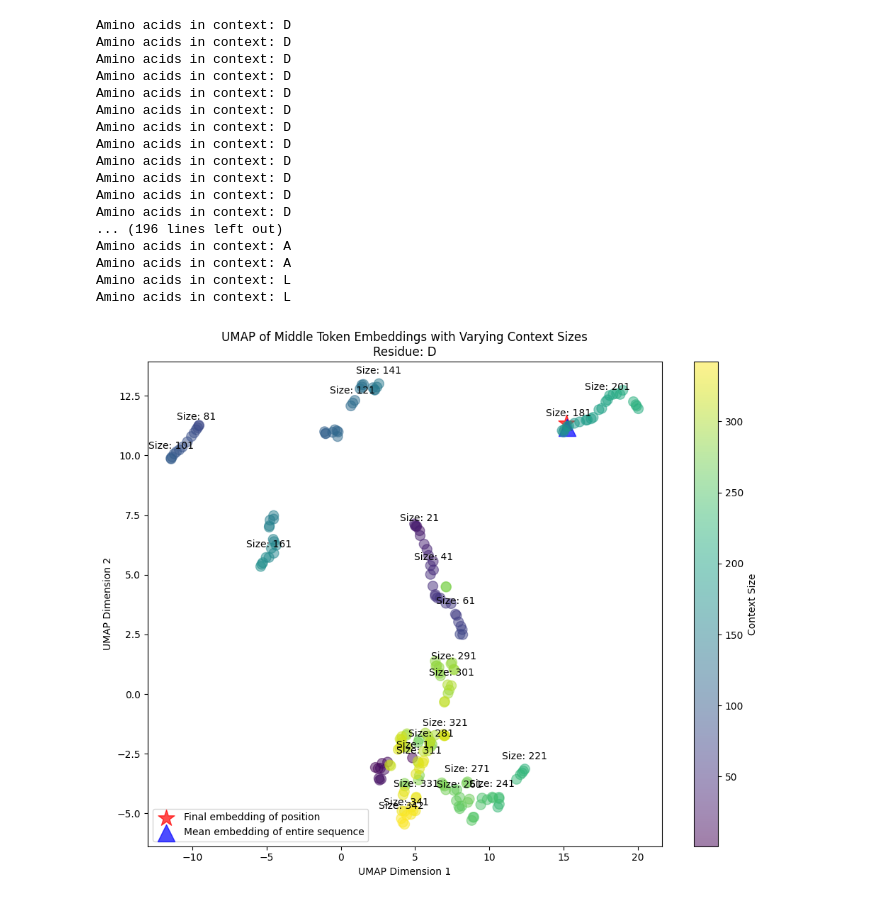
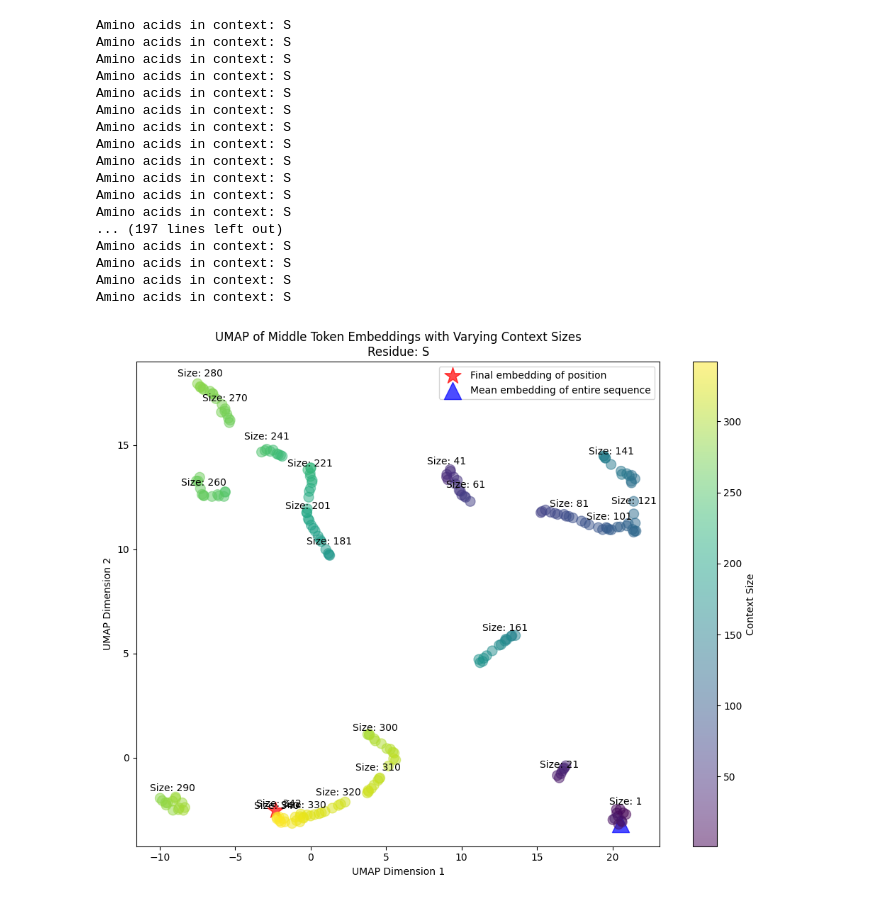
Before and after one commit to PyEED/TEM-lactamase, a Jupyter notebook: scr/analysis/embedding_analysis_single_context_expansion.ipynb, the cells around one changed output. Drawn from its saved outputs; the diff is of its cells as text; code cells hidden in the pictures.

```diff
--- a/scr/analysis/embedding_analysis_single_context_expansion.ipynb
+++ b/scr/analysis/embedding_analysis_single_context_expansion.ipynb
@@ -77,6 +81,6 @@ model_name = "esmc_600m"
 embeddings_all_sequences_last_layer = np.array([calculate_single_sequence_embedding_last_hidden_state(sequence, model_name=model_name)][0])
 embeddings_all_sequences_first_layer = np.array([calculate_single_sequence_embedding_first_layer(sequence, model_name=model_name)][0])
 # %%
-special_context_position = 211
+special_context_position = 129
 print(sequence[special_context_position])
 # %% [output]
@@ -91,6 +95,7 @@ D
 context_sequences = []
 embeddings_last_layer = []
 embeddings_first_layer = []
+special_postion = []
 
 # Start with just the single amino acid at the special position
 left_idx = right_idx = special_context_position
@@ -101,7 +106,13 @@ max_iterations = len(sequence)
 for i in range(max_iterations):
     # Extract the current context sequence
     context_seq = sequence[left_idx:right_idx+1]
+
+    # special positon is the index of the special positon but in the new context sequence which could be different
+    # because we are expanding the context to the left and right
+    special_postion.append(special_context_position-left_idx)
+
     context_sequences.append(context_seq)
+    print(context_seq[special_postion[-1]])
 
     # Calculate embeddings for this context
     last_layer_embedding = calculate_single_sequence_embedding_last_hidden_state(context_seq, model_name=model_name)
@@ -148,7 +159,6 @@ Generated 212 context sequences from size 1 to 342
 # plot the middle token of the list in a umap plot
 # because of the expansion to the right and left the middle token will change but will be the same residue
 # so you can see how the context influences the embedding
-
 import umap
 import matplotlib.pyplot as plt
 from sklearn.preprocessing import StandardScaler
@@ -157,7 +167,7 @@ from sklearn.preprocessing import StandardScaler
 middle_token_embeddings_last_layer = []
 for i, embedding in enumerate(embeddings_last_layer):
     # Calculate the middle position in the current context
-    middle_pos = len(context_sequences[i]) // 2
+    middle_pos = special_postion[i]
     print(f"Amino acids in context: {context_sequences[i][middle_pos]}")
     # Extract the embedding for the middle token
     middle_token_embeddings_last_layer.append(embedding[middle_pos])
@@ -179,53 +189,55 @@ umap_embeddings = reducer.fit_transform(scaled_embeddings)
 # Create a colormap based on context size
 context_sizes = [len(seq) for seq in context_sequences]
 norm = plt.Normalize(min(context_sizes), max(context_sizes))
 cmap = plt.cm.viridis
 
 final_embedding_of_position = embeddings_all_sequences_last_layer[special_context_position]
-umap_embeddings_single_position_final = reducer.transform(final_embedding_of_position.reshape(1, -1))
+final_embedding_of_position_standard_scaler = scaler.transform(final_embedding_of_position.reshape(1, -1))
+umap_embeddings_single_position_final = reducer.transform(final_embedding_of_position_standard_scaler.reshape(1, -1))
 plt.scatter(umap_embeddings_single_position_final[0, 0], umap_embeddings_single_position_final[0, 1], color='red', s=300, alpha=0.7, label='Final embedding of position', marker='*')
 
 # mean of final embedding of entire sequence
 mean_embedding_of_entire_sequence = np.mean(embeddings_all_sequences_last_layer, axis=0)
-umap_embeddings_mean_of_entire_sequence = reducer.transform(mean_embedding_of_entire_sequence.reshape(1, -1))
+mean_embedding_of_entire_sequence_standard_scaler = scaler.transform(mean_embedding_of_entire_sequence.reshape(1, -1))
+umap_embeddings_mean_of_entire_sequence = reducer.transform(mean_embedding_of_entire_sequence_standard_scaler.reshape(1, -1))
 plt.scatter(umap_embeddings_mean_of_entire_sequence[0, 0], umap_embeddings_mean_of_entire_sequence[0, 1], color='blue', s=300, alpha=0.7, label='Mean embedding of entire sequence',  marker='^')
 
 # Plot the UMAP projection
 scatter = plt.scatter(umap_embeddings[:, 0], umap_embeddings[:, 1],
                      c=context_sizes, cmap=cmap, s=100, alpha=0.5)
 plt.colorbar(scatter, label='Context Size')
 plt.title(f'UMAP of Middle Token Embeddings with Varying Context Sizes\nResidue: {sequence[special_context_position]}')
 plt.xlabel('UMAP Dimension 1')
 plt.ylabel('UMAP Dimension 2')
 
 # Add annotations for selected points
 for i, (x, y) in enumerate(umap_embeddings):
     if i % 10 == 0 or i == len(umap_embeddings) - 1:  # Annotate every 5th point and the last one
         plt.annotate(f'Size: {context_sizes[i]}', (x, y),
                     textcoords="offset points", xytext=(0,10), ha='center')
 
 plt.tight_layout()
 plt.legend()
 plt.show()
 # %% [output]
-Amino acids in context: D
-Amino acids in context: D
-Amino acids in context: D
-Amino acids in context: D
-Amino acids in context: D
-Amino acids in context: D
-Amino acids in context: D
-Amino acids in context: D
-Amino acids in context: D
-Amino acids in context: D
-Amino acids in context: D
-Amino acids in context: D
-... (196 lines left out)
-Amino acids in context: A
-Amino acids in context: A
-Amino acids in context: L
-Amino acids in context: L
+Amino acids in context: S
+Amino acids in context: S
+Amino acids in context: S
+Amino acids in context: S
+Amino acids in context: S
+Amino acids in context: S
+Amino acids in context: S
+Amino acids in context: S
+Amino acids in context: S
+Amino acids in context: S
+Amino acids in context: S
+Amino acids in context: S
+... (197 lines left out)
+Amino acids in context: S
+Amino acids in context: S
+Amino acids in context: S
+Amino acids in context: S
-[figure, old version]
+[figure, new version]
 # %%
 # Perform PCA analysis on the original embeddings (not UMAP-transformed)
 from sklearn.decomposition import PCA
```
Also changed, not shown: parts of 5 cells of this notebook, 4 other files.
